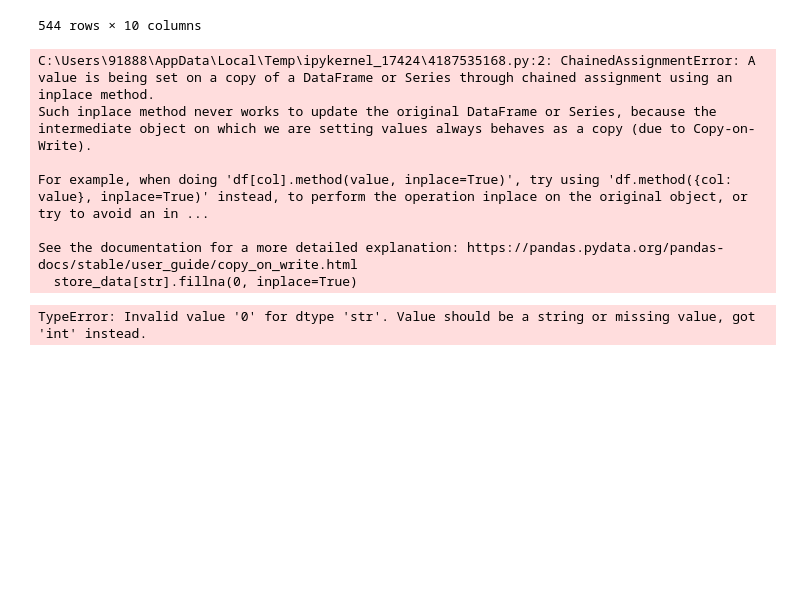
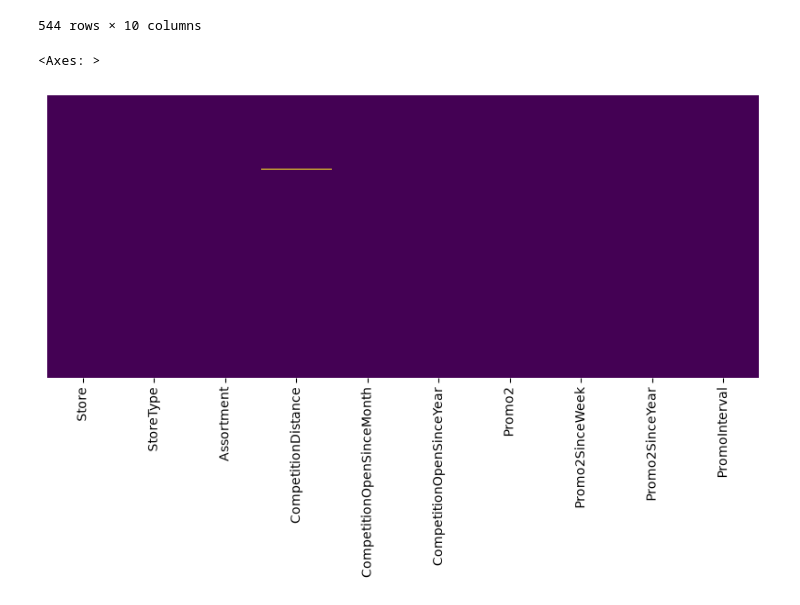
Before and after one commit to Pranavbhawane7/Sales_Analysis_project, a Jupyter notebook: Sales_Analysis_project.ipynb, the cells around one changed output. Drawn from its saved outputs; the diff is of its cells as text; code cells hidden in the pictures; blank space fills up the shorter version.

```diff
--- a/Sales_Analysis_project.ipynb
+++ b/Sales_Analysis_project.ipynb
@@ -303,14 +303,12 @@ store_data[store_data['Promo2'] == 0]
 # Let's set these values to zeros
 str_cols = ['Promo2SinceWeek', 'Promo2SinceYear', 'PromoInterval', 'CompetitionOpenSinceYear', 'CompetitionOpenSinceMonth']
 # %%
-for str in str_cols:
-    store_data[str].fillna(0, inplace=True)
+for col in str_cols:
+    store_data[col] = store_data[col].fillna('0')
-# %% [output]
-C:\Users\91888\AppData\Local\Temp\ipykernel_17424\4187535168.py:2: ChainedAssignmentError: A value is being set on a copy of a DataFrame or Series through chained assignment using an inplace method.
-Such inplace method never works to update the original DataFrame or Series, because the intermediate object on which we are setting values always behaves as a copy (due to Copy-on-Write).
-
-For example, when doing 'df[col].method(value, inplace=True)', try using 'df.method({col: value}, inplace=True)' instead, to perform the operation inplace on the original object, or try to avoid an in ...
-
-See the documentation for a more detailed explanation: https://pandas.pydata.org/pandas-docs/stable/user_guide/copy_on_write.html
-  store_data[str].fillna(0, inplace=True)
-TypeError: Invalid value '0' for dtype 'str'. Value should be a string or missing value, got 'int' instead.
+# %%
+# let's check the heatmap again for the missing values
+plt.figure(figsize=(10,4))
+sns.heatmap(store_data.isnull(), yticklabels=False, cbar=False, cmap='viridis')
+# %% [output]
+<Axes: >
+[figure, added]
```
Also changed, not shown: parts of 31 cells of this notebook, 1 other file.
